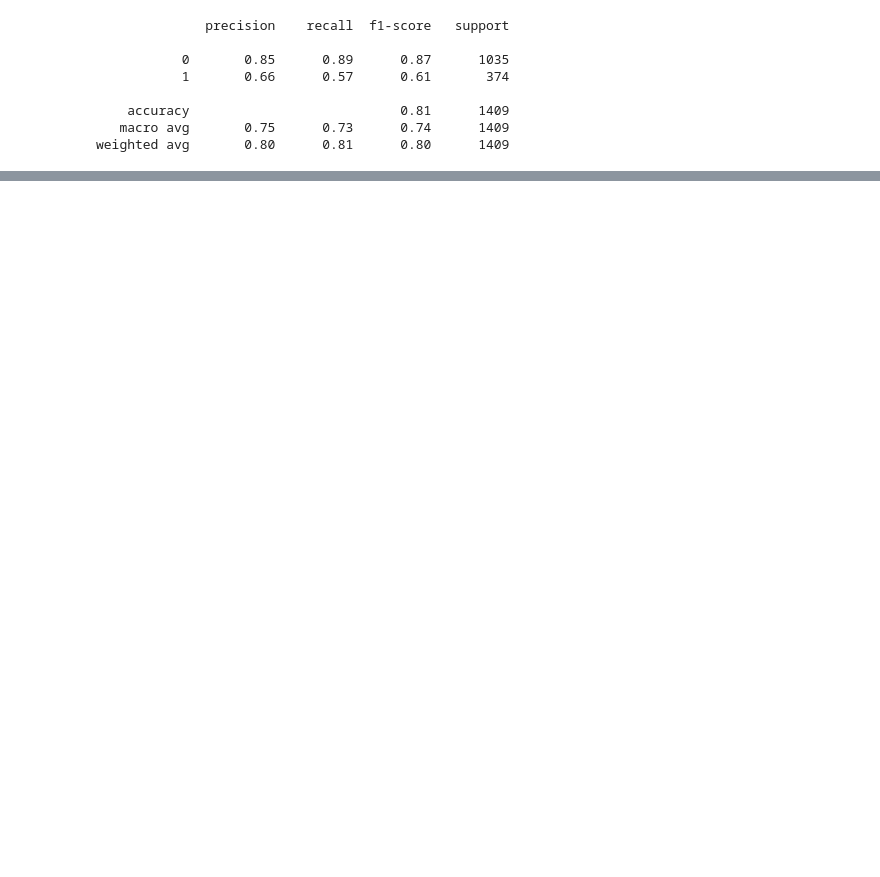
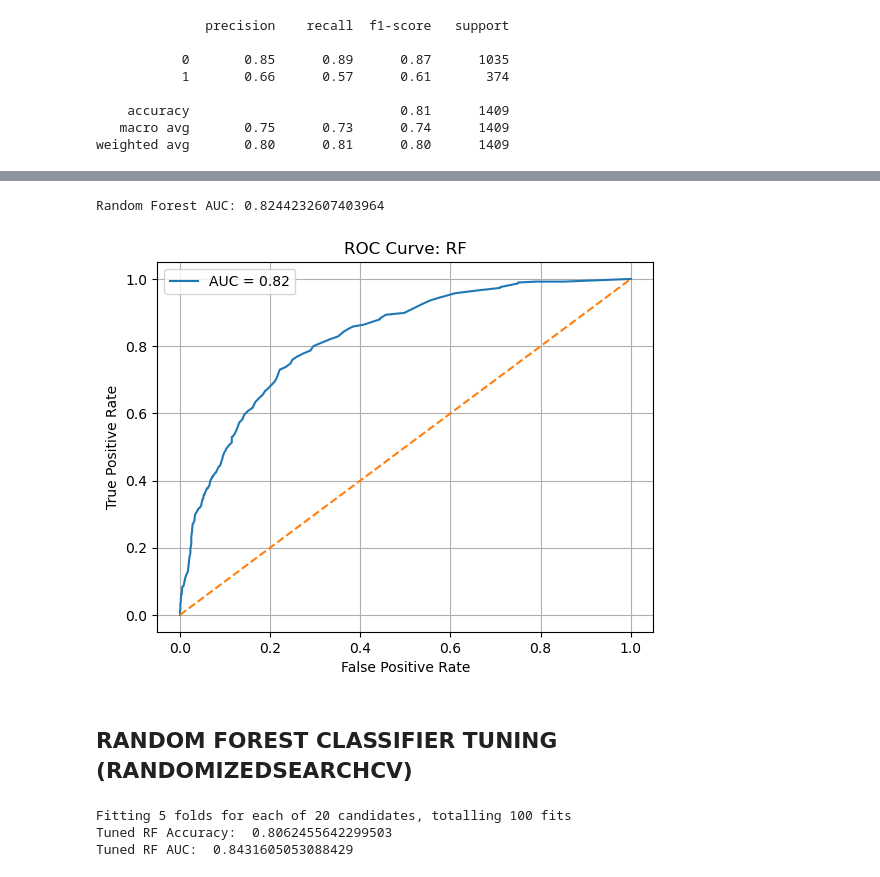
Before and after one commit to KennyKenzi/Churn_Prediction, a Jupyter notebook: notebooks/data_exploration.ipynb, the cells around one changed output, grey strips where cells are left out. Drawn from its saved outputs; the diff is of its cells as text; code cells hidden in the pictures; blank space fills up the shorter version.

Commit message:
HP tuning

```diff
--- a/notebooks/data_exploration.ipynb
+++ b/notebooks/data_exploration.ipynb
@@ -337,0 +382,57 @@ ROC AUC Score: 0.841778397788628
+# %%
+auc_rf = roc_auc_score(y_test, y_proba_rf)
+print("Random Forest AUC:", auc_rf)
+
+fpr, tpr, thresholds = roc_curve(y_test, y_proba_rf)
+plt.plot(fpr, tpr, label=f"AUC = {auc_rf:.2f}")
+plt.plot([0, 1], [0, 1], linestyle="--")
+plt.xlabel("False Positive Rate")
+plt.ylabel("True Positive Rate")
+plt.title("ROC Curve: RF")
+plt.legend()
+plt.grid(True)
+plt.show()
+# %% [output]
+Random Forest AUC: 0.8244232607403964
+[figure, added]
+# %% [markdown]
+## RANDOM FOREST CLASSIFIER TUNING (RANDOMIZEDSEARCHCV)
+# %%
+param_dist_rf = {
+    'n_estimators': [100, 200, 300, 400, 500],
+    'max_depth': [None, 5, 10, 20, 30, 40, 50],
+    'min_samples_split': [2, 5, 10],
+    'min_samples_leaf': [1, 2, 4],
+    'max_features': ['sqrt'],
+    'bootstrap': [True, False]
+}
+
+rf_model2 = RandomForestClassifier(random_state=42)
+
+rf_search = RandomizedSearchCV(
+    rf_model2,
+    param_distributions=param_dist_rf,
+    n_iter=20,
+    scoring='roc_auc',
+    cv=5,
+    verbose=1,
+    random_state=42,
+    n_jobs=-1
+)
+
+rf_search.fit(X_train_scaled, y_train)
+best_rf = rf_search.best_estimator_
+
+
+
+y_pred_rf_hyp = rf_search.predict(X_test_scaled)
+y_pred_prob_rf_hyp = best_rf.predict_proba(X_test_scaled)[:,1]
+
+rf_accuracy_hyp = accuracy_score(y_test, y_pred_rf_hyp)
+print("Tuned RF Accuracy: ", rf_accuracy_hyp)
+auc_rf_tuned = roc_auc_score(y_test, y_pred_prob_rf_hyp)
+print("Tuned RF AUC: ", auc_rf_tuned)
+# %% [output]
+Fitting 5 folds for each of 20 candidates, totalling 100 fits
+Tuned RF Accuracy:  0.8062455642299503
+Tuned RF AUC:  0.8431605053088429
```
Also changed, not shown: parts of 32 cells of this notebook, 1 other file.
